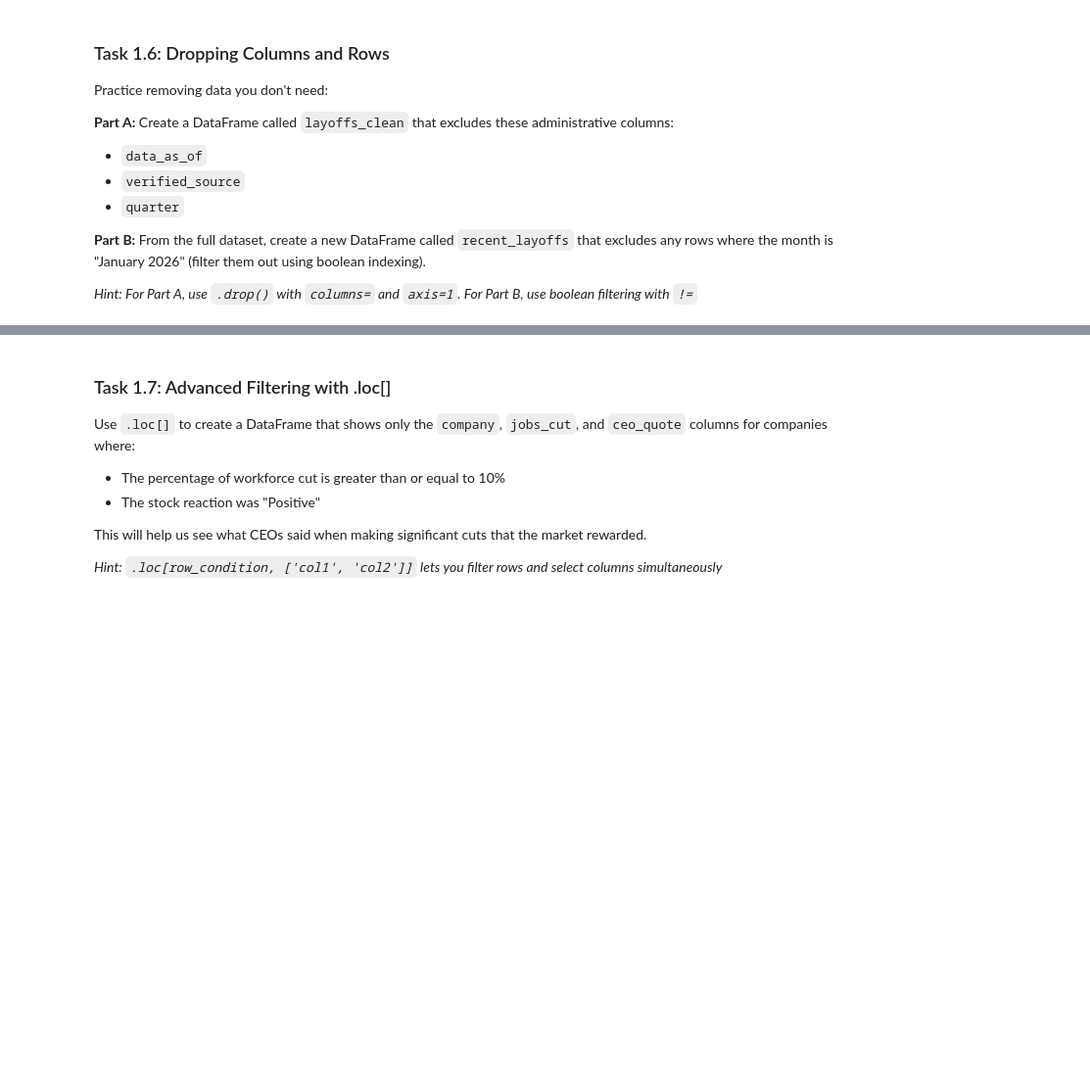
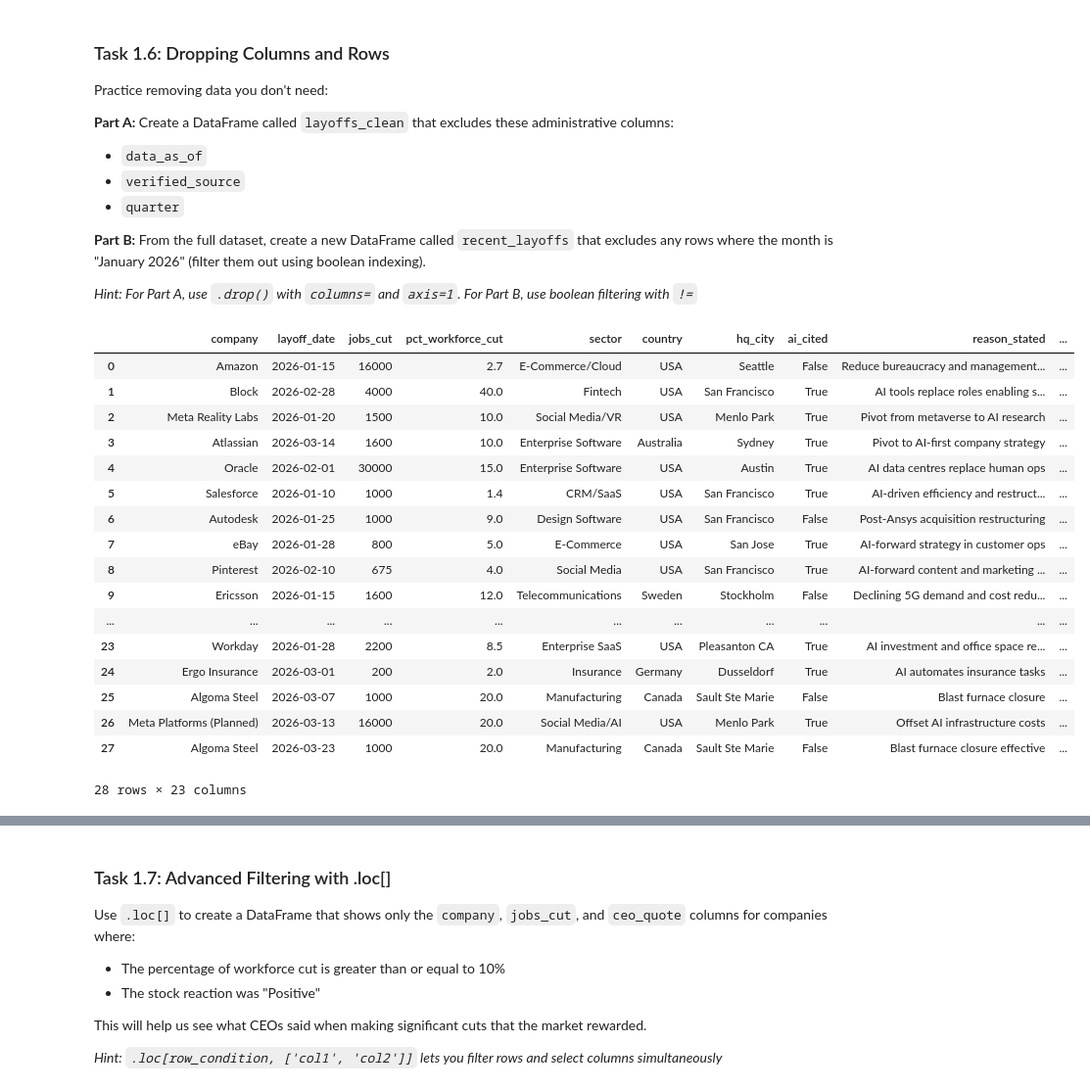
Before and after one commit to PCSASU/DemoNotebooks, a Jupyter notebook: notebooks/tech_layoffs.ipynb, the cells around one changed output, grey strips where cells are left out. Shown at 98% size. Drawn from its saved outputs; the diff is of its cells as text; code cells hidden in the pictures; blank space fills up the shorter version.

```diff
--- a/notebooks/tech_layoffs.ipynb
+++ b/notebooks/tech_layoffs.ipynb
@@ -108,5 +175,25 @@ Practice removing data you don't need:
 *Hint: For Part A, use `.drop()` with `columns=` and `axis=1`. For Part B, use boolean filtering with `!=`*
 # %%
 # Part A: Drop administrative columns
+layoffs.drop(['data_as_of', 'verified_source', 'quarter'], axis=1)
+# %% [output]
+|  | company | layoff_date | jobs_cut | pct_workforce_cut | sector | country | hq_city | ai_cited | reason_stated | ... |
+| 0 | Amazon | 2026-01-15 | 16000 | 2.7 | E-Commerce/Cloud | USA | Seattle | False | Reduce bureaucracy and management... | ... |
+| 1 | Block | 2026-02-28 | 4000 | 40.0 | Fintech | USA | San Francisco | True | AI tools replace roles enabling s... | ... |
+| 2 | Meta Reality Labs | 2026-01-20 | 1500 | 10.0 | Social Media/VR | USA | Menlo Park | True | Pivot from metaverse to AI research | ... |
+| 3 | Atlassian | 2026-03-14 | 1600 | 10.0 | Enterprise Software | Australia | Sydney | True | Pivot to AI-first company strategy | ... |
+| 4 | Oracle | 2026-02-01 | 30000 | 15.0 | Enterprise Software | USA | Austin | True | AI data centres replace human ops | ... |
+| 5 | Salesforce | 2026-01-10 | 1000 | 1.4 | CRM/SaaS | USA | San Francisco | True | AI-driven efficiency and restruct... | ... |
+| 6 | Autodesk | 2026-01-25 | 1000 | 9.0 | Design Software | USA | San Francisco | False | Post-Ansys acquisition restructuring | ... |
+| 7 | eBay | 2026-01-28 | 800 | 5.0 | E-Commerce | USA | San Jose | True | AI-forward strategy in customer ops | ... |
+| 8 | Pinterest | 2026-02-10 | 675 | 4.0 | Social Media | USA | San Francisco | True | AI-forward content and marketing ... | ... |
+| 9 | Ericsson | 2026-01-15 | 1600 | 12.0 | Telecommunications | Sweden | Stockholm | False | Declining 5G demand and cost redu... | ... |
+| ... | ... | ... | ... | ... | ... | ... | ... | ... | ... | ... |
+| 23 | Workday | 2026-01-28 | 2200 | 8.5 | Enterprise SaaS | USA | Pleasanton CA | True | AI investment and office space re... | ... |
+| 24 | Ergo Insurance | 2026-03-01 | 200 | 2.0 | Insurance | Germany | Dusseldorf | True | AI automates insurance tasks | ... |
+| 25 | Algoma Steel | 2026-03-07 | 1000 | 20.0 | Manufacturing | Canada | Sault Ste Marie | False | Blast furnace closure | ... |
+| 26 | Meta Platforms (Planned) | 2026-03-13 | 16000 | 20.0 | Social Media/AI | USA | Menlo Park | True | Offset AI infrastructure costs | ... |
+| 27 | Algoma Steel | 2026-03-23 | 1000 | 20.0 | Manufacturing | Canada | Sault Ste Marie | False | Blast furnace closure effective | ... |
+28 rows × 23 columns
 # %%
 # Part B: Filter out January 2026 layoffs
```
Also changed, not shown: parts of 19 cells of this notebook.
